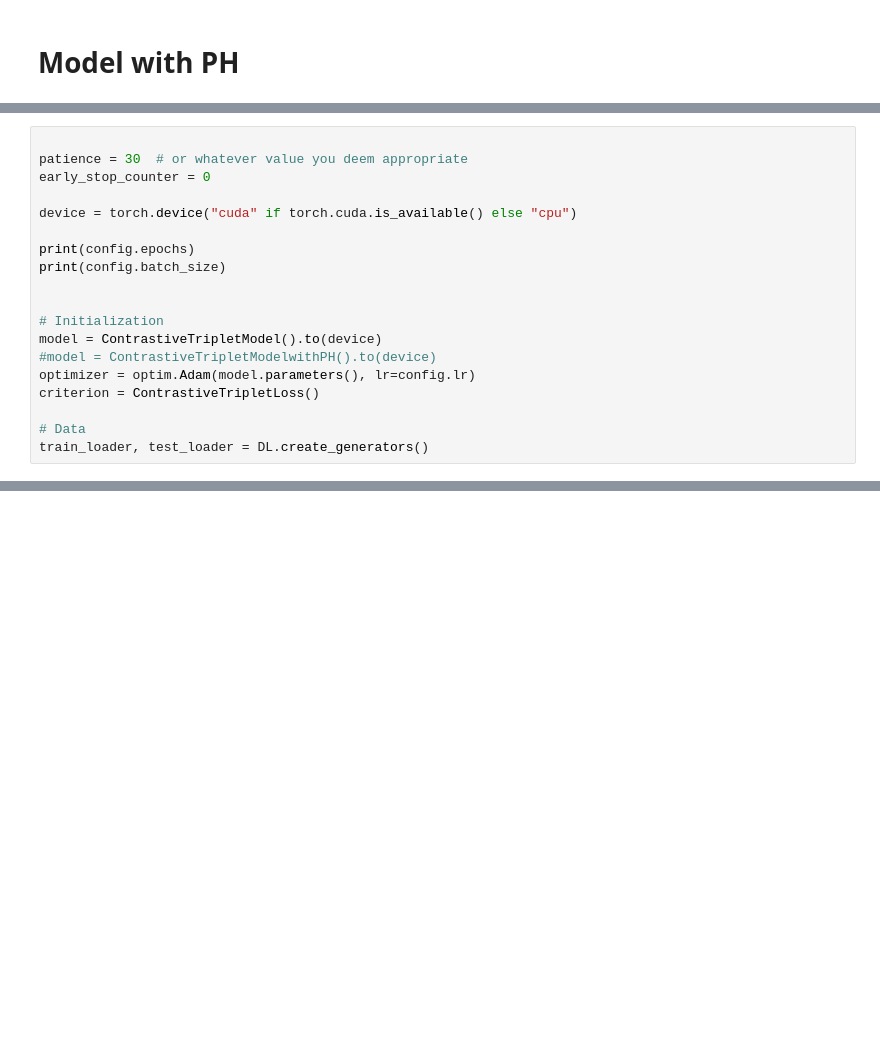
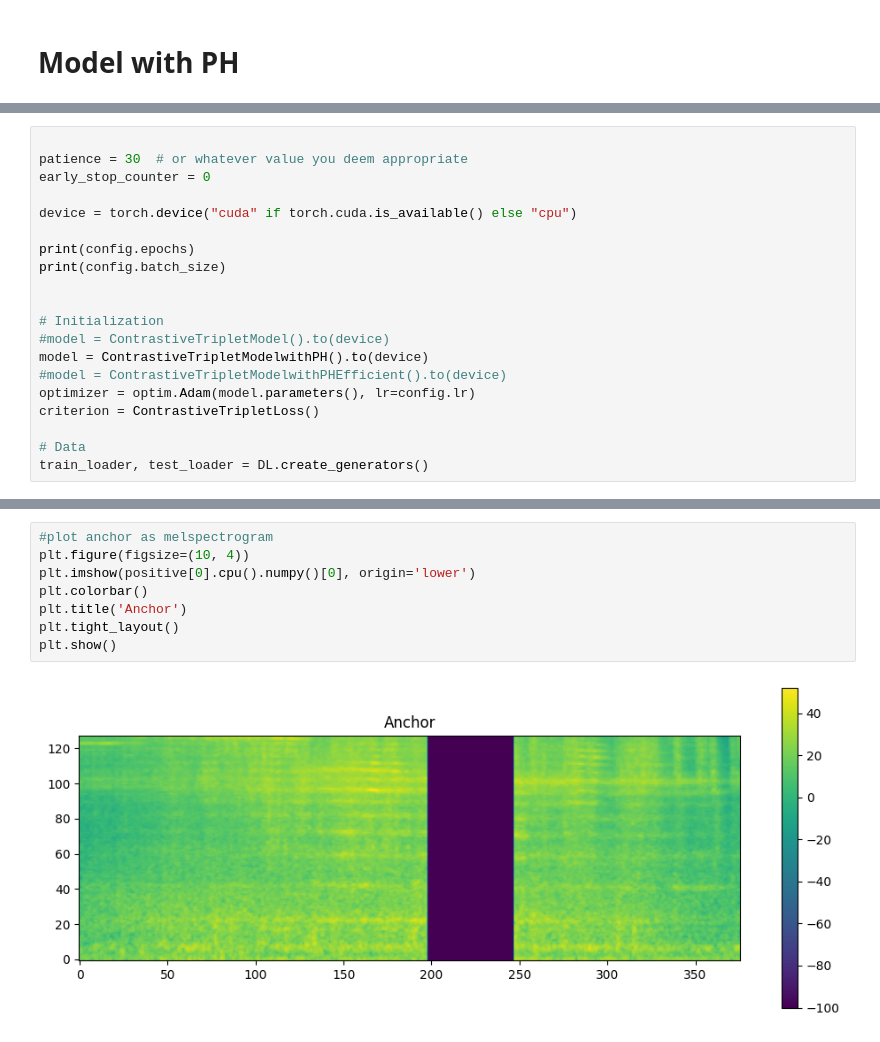
Before and after one commit to GaborinoS/MA-pre-work, a Jupyter notebook: Test_from_scratch/Pretraining_New_Pipe.ipynb, the cells around one changed output, grey strips where cells are left out. Cells and saved outputs as stored; diff of their text form; blank space fills up the shorter version.

```diff
--- a/Test_from_scratch/Pretraining_New_Pipe.ipynb
+++ b/Test_from_scratch/Pretraining_New_Pipe.ipynb
@@ -128,8 +162,9 @@ print(config.batch_size)
 
 
 # Initialization
-model = ContrastiveTripletModel().to(device)
-#model = ContrastiveTripletModelwithPH().to(device)
+#model = ContrastiveTripletModel().to(device)
+model = ContrastiveTripletModelwithPH().to(device)
+#model = ContrastiveTripletModelwithPHEfficient().to(device)
 optimizer = optim.Adam(model.parameters(), lr=config.lr)
 criterion = ContrastiveTripletLoss()
 
@@ -224,0 +328,10 @@ KeyboardInterrupt:
+# %%
+#plot anchor as melspectrogram
+plt.figure(figsize=(10, 4))
+plt.imshow(positive[0].cpu().numpy()[0], origin='lower')
+plt.colorbar()
+plt.title('Anchor')
+plt.tight_layout()
+plt.show()
+# %% [output]
+[figure, added]
```
Also changed, not shown: parts of 7 cells of this notebook, 17 other files.
